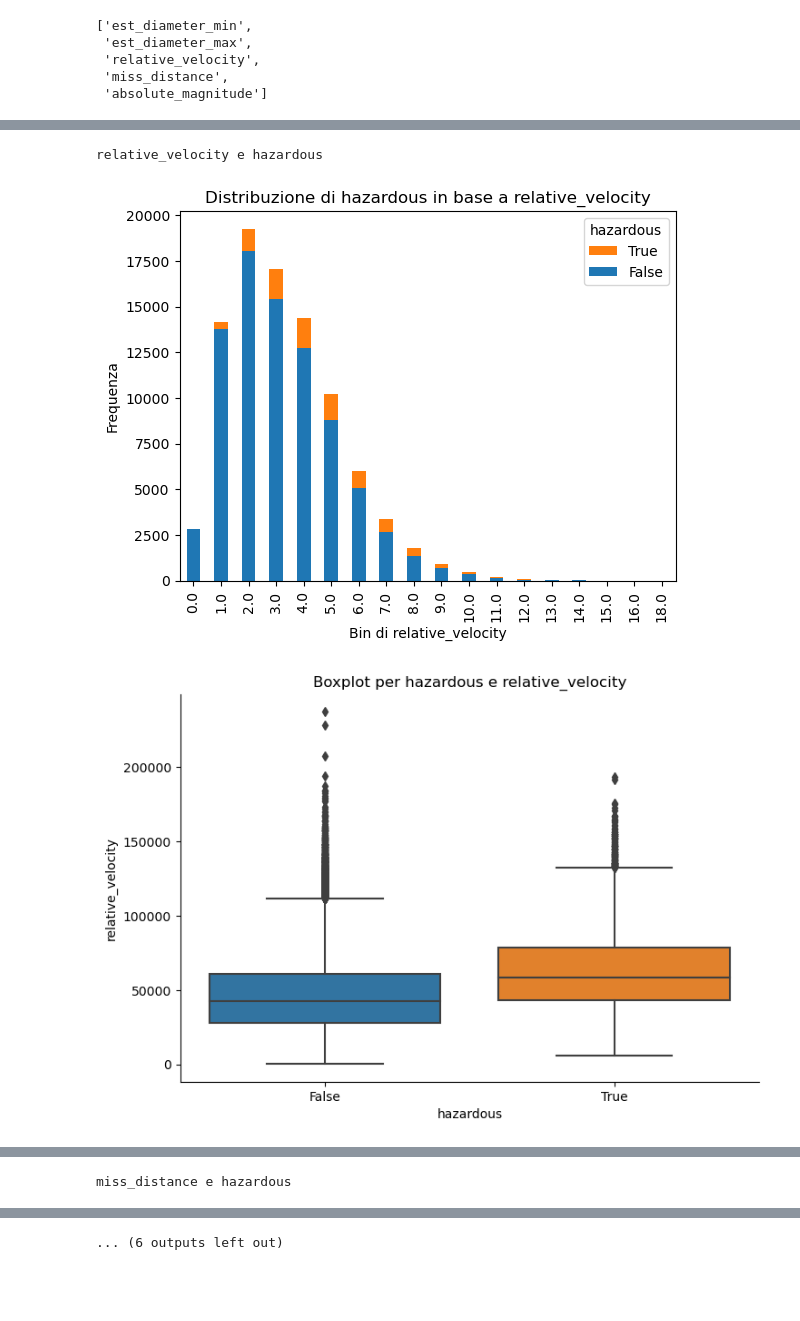
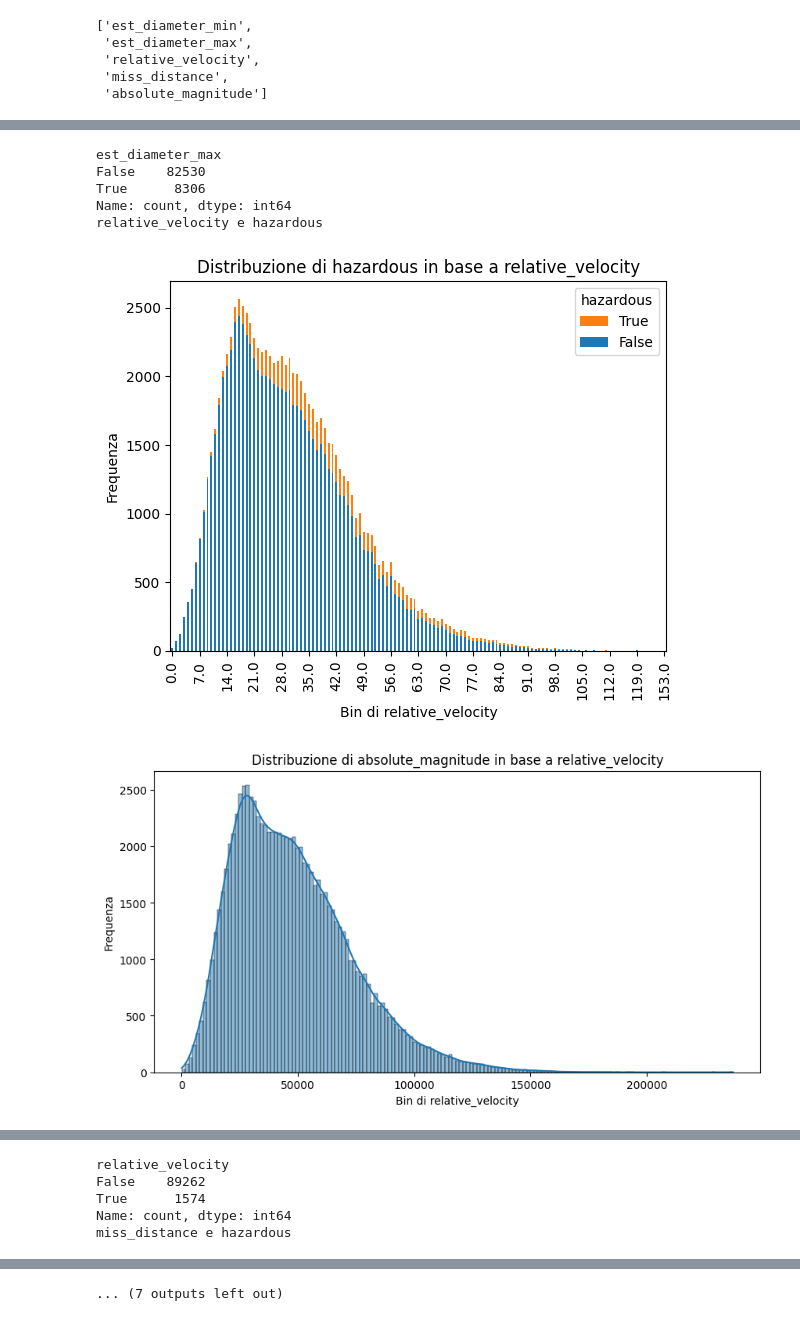
Before and after one commit to LolloMagicMagia/ML-Laboratory, a Jupyter notebook: Progetto.ipynb, the cells around one changed output, grey strips where cells are left out. Drawn from its saved outputs; the diff is of its cells as text; code cells hidden in the pictures; blank space fills up the shorter version.

```diff
--- a/Progetto.ipynb
+++ b/Progetto.ipynb
@@ -502,10 +540,13 @@ for a in var_list:
     print(a + " e hazardous")
     if a == "est_diameter_min" or a == "est_diameter_max":
         bar_plot(a, "hazardous", df, n_class_diameter)
-    else:
-        bar_plot(a, "hazardous", df, 20)
-
-    boxPlot("hazardous", a, df)
+        boxPlot("hazardous", a, df)
+        printOutliers(a)
+    elif a != "Bin":
+        bar_plot(a, "hazardous", df, freedman_diaconis_bins(df[a]))
+        bar_distribution(a, df, freedman_diaconis_bins(df[a]))
+        boxPlot("hazardous", a, df)
+        printOutliers(a)
 # %% [output]
 est_diameter_min e hazardous
 [figure]
@@ -516,3 +561,7 @@ est_diameter_max e hazardous
+est_diameter_max
+False    82530
+True      8306
+Name: count, dtype: int64
 relative_velocity e hazardous
-[figure, old version]
+[figure, new version]
-[figure, old version]
+[figure, new version]
@@ -519 +569,5 @@ relative_velocity e hazardous
+relative_velocity
+False    89262
+True      1574
+Name: count, dtype: int64
 miss_distance e hazardous
@@ -522,4 +575,4 @@ miss_distance e hazardous
-... (6 outputs left out)
+... (7 outputs left out)
 # %%
 var_list = df.columns.tolist()
 
```
Also changed, not shown: parts of 8 cells of this notebook.
